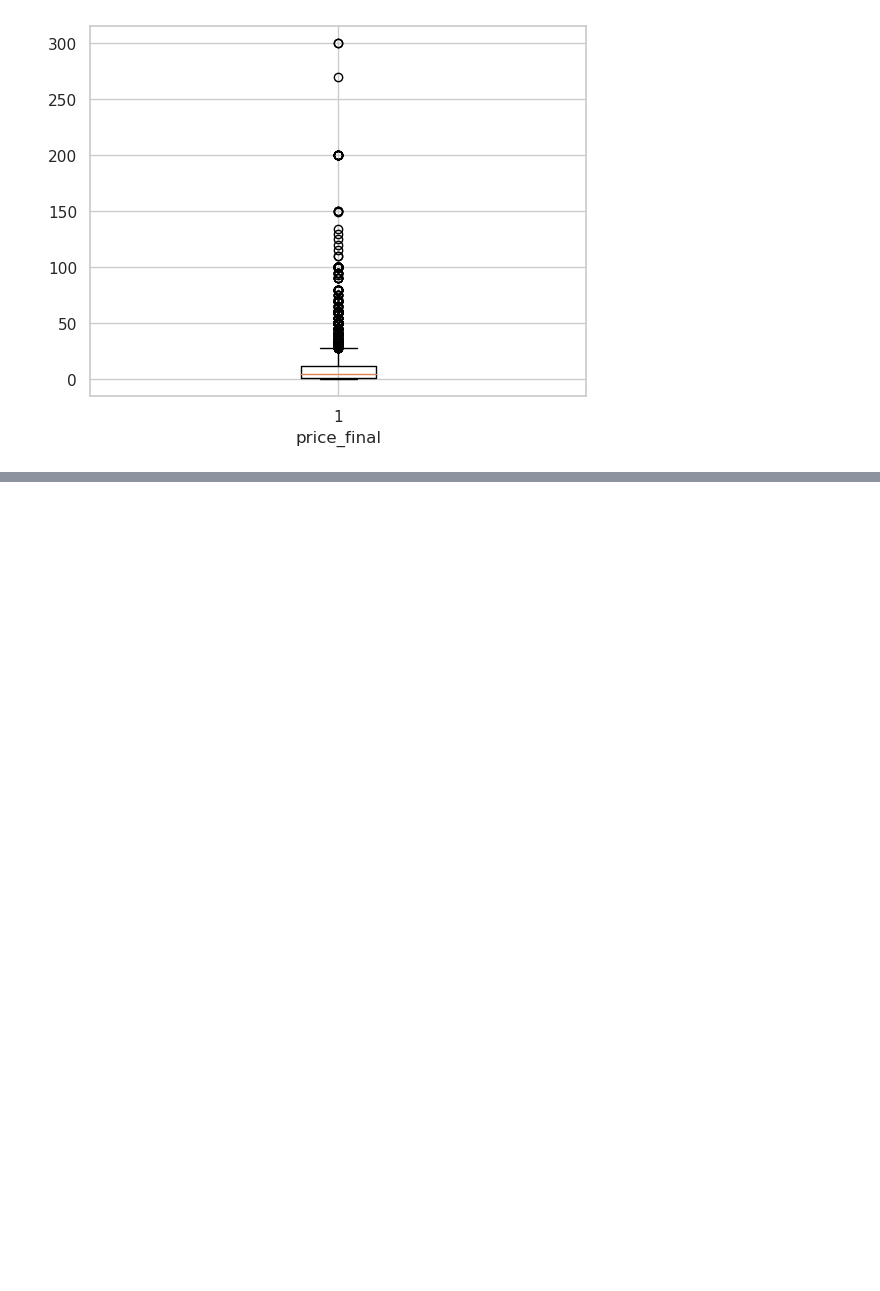
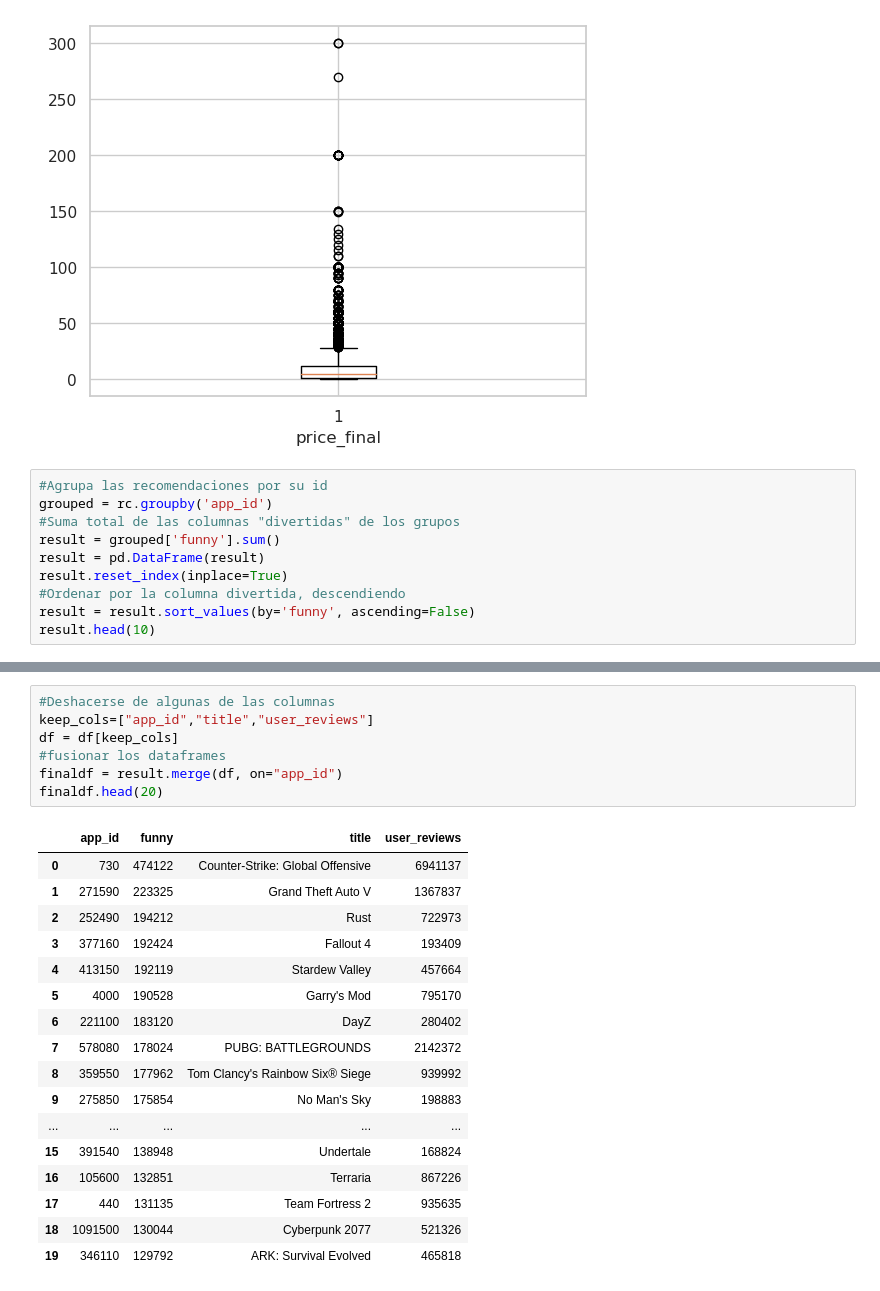
Before and after one commit to byron19-inacasha/DataMiningyMachineLearning, a Jupyter notebook: Proyecto ML/IPYNB/proyecto-1b.ipynb, the cells around one changed output, grey strips where cells are left out. Saved outputs shown, nothing was run; the diff lists cells and outputs as text; blank space fills up the shorter version.

```diff
--- a/Proyecto ML/IPYNB/proyecto-1b.ipynb
+++ b/Proyecto ML/IPYNB/proyecto-1b.ipynb
@@ -618,3 +618,13 @@ ax.set_xlabel('price_final')
 plt.show()
 # %% [output]
 [figure]
+# %%
+#Agrupa las recomendaciones por su id
+grouped = rc.groupby('app_id')
+#Suma total de las columnas "divertidas" de los grupos
+result = grouped['funny'].sum()
+result = pd.DataFrame(result)
+result.reset_index(inplace=True)
+#Ordenar por la columna divertida, descendiendo
+result = result.sort_values(by='funny', ascending=False)
+result.head(10)
@@ -620,0 +643,25 @@ plt.show()
+# %%
+#Deshacerse de algunas de las columnas
+keep_cols=["app_id","title","user_reviews"]
+df = df[keep_cols]
+#fusionar los dataframes
+finaldf = result.merge(df, on="app_id")
+finaldf.head(20)
+# %% [output]
+|  | app_id | funny | title | user_reviews |
+| 0 | 730 | 474122 | Counter-Strike: Global Offensive | 6941137 |
+| 1 | 271590 | 223325 | Grand Theft Auto V | 1367837 |
+| 2 | 252490 | 194212 | Rust | 722973 |
+| 3 | 377160 | 192424 | Fallout 4 | 193409 |
+| 4 | 413150 | 192119 | Stardew Valley | 457664 |
+| 5 | 4000 | 190528 | Garry's Mod | 795170 |
+| 6 | 221100 | 183120 | DayZ | 280402 |
+| 7 | 578080 | 178024 | PUBG: BATTLEGROUNDS | 2142372 |
+| 8 | 359550 | 177962 | Tom Clancy's Rainbow Six® Siege | 939992 |
+| 9 | 275850 | 175854 | No Man's Sky | 198883 |
+| ... | ... | ... | ... | ... |
+| 15 | 391540 | 138948 | Undertale | 168824 |
+| 16 | 105600 | 132851 | Terraria | 867226 |
+| 17 | 440 | 131135 | Team Fortress 2 | 935635 |
+| 18 | 1091500 | 130044 | Cyberpunk 2077 | 521326 |
+| 19 | 346110 | 129792 | ARK: Survival Evolved | 465818 |
```
Also changed, not shown: parts of 25 cells of this notebook.
